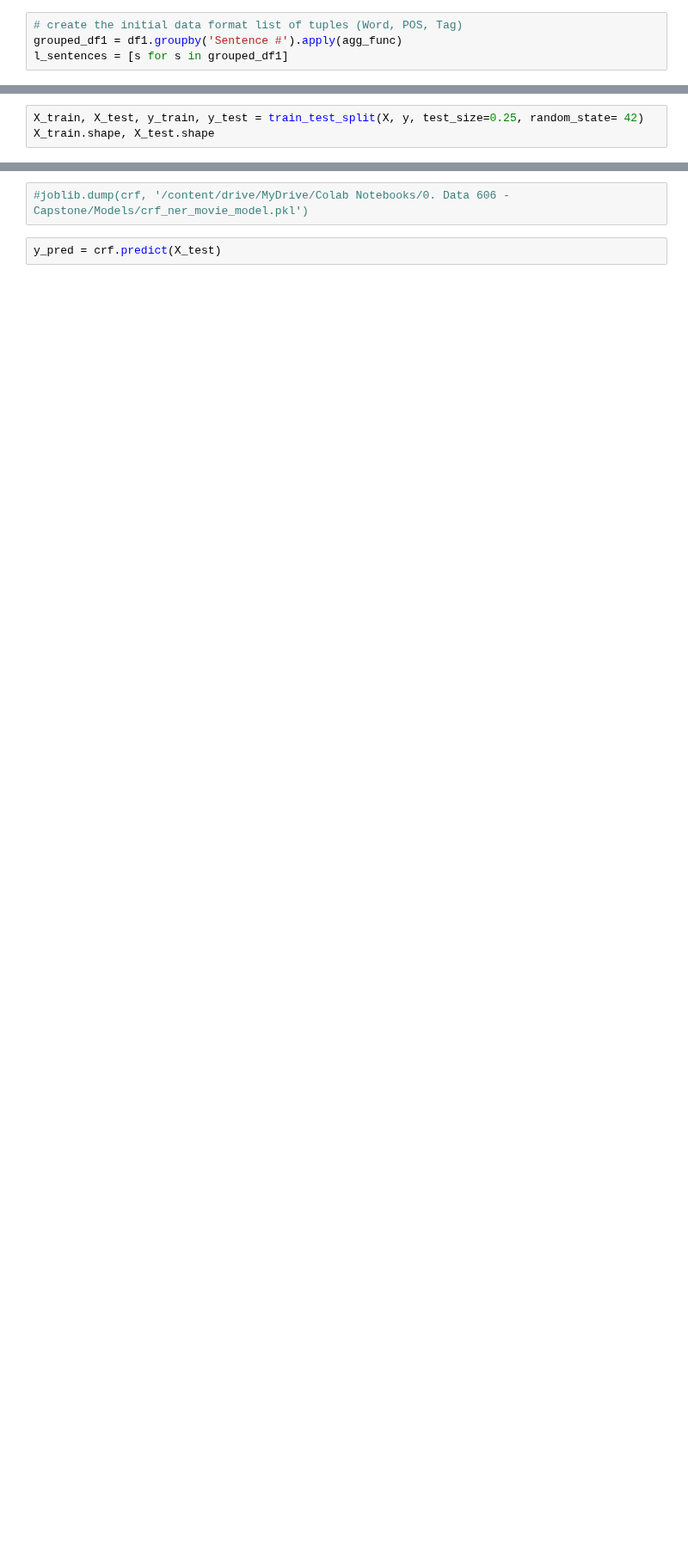
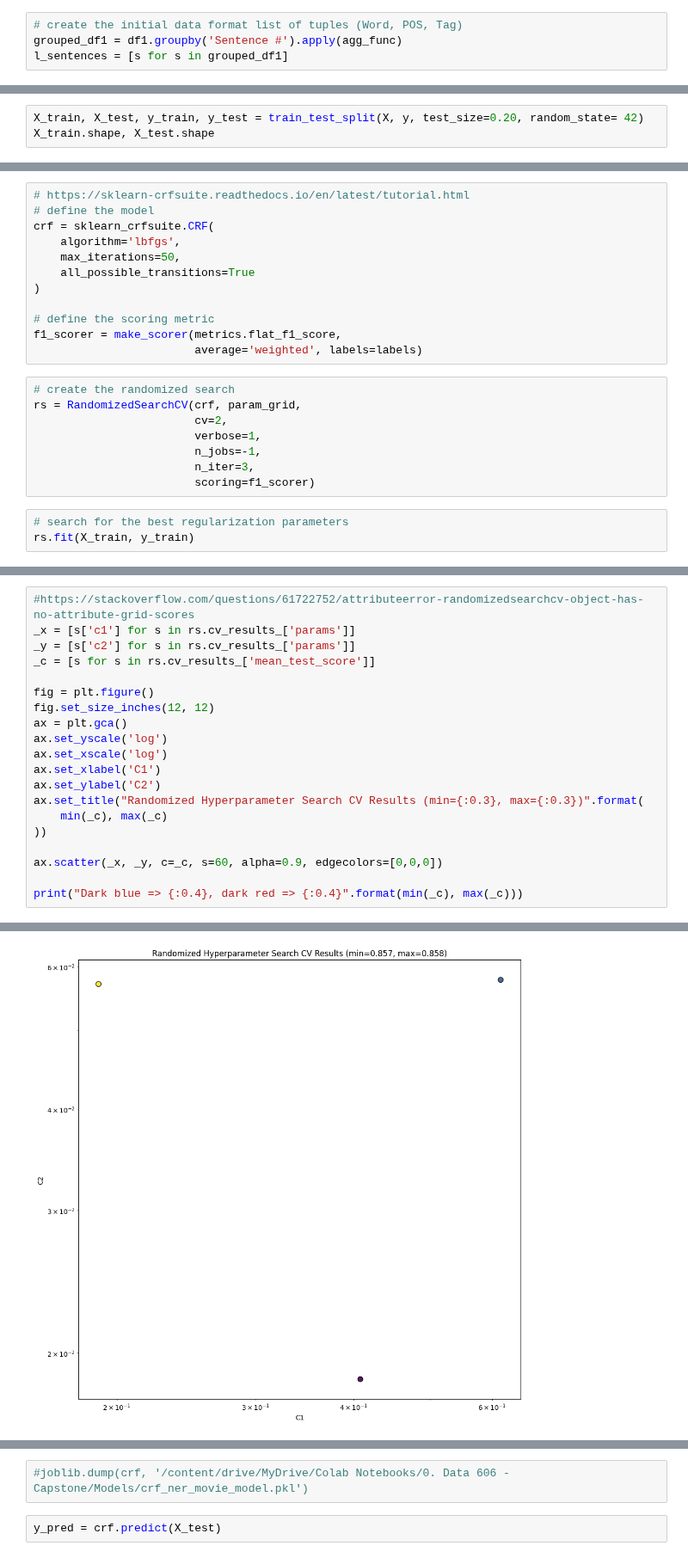
Before and after one commit to wbfrench1/barker_DATA606, a Jupyter notebook: src/crf_models/CRF_NER_Model_w_Grid_Search.ipynb, the cells around one changed output, grey strips where cells are left out. Shown at 86% size. Drawn from its saved outputs; the diff is of its cells as text; blank space fills up the shorter version.

```diff
--- a/src/crf_models/CRF_NER_Model_w_Grid_Search.ipynb
+++ b/src/crf_models/CRF_NER_Model_w_Grid_Search.ipynb
@@ -509,4 +362,4 @@ y = np.array([sent2labels(s) for s in l_sentences], dtype=object)
 # %%
-X_train, X_test, y_train, y_test = train_test_split(X, y, test_size=0.25, random_state= 42)
+X_train, X_test, y_train, y_test = train_test_split(X, y, test_size=0.20, random_state= 42)
 X_train.shape, X_test.shape
 # %% [output]
@@ -533,0 +393,23 @@ X_train[0]
+# %%
+# https://sklearn-crfsuite.readthedocs.io/en/latest/tutorial.html
+# define the model
+crf = sklearn_crfsuite.CRF(
+    algorithm='lbfgs',
+    max_iterations=50,
+    all_possible_transitions=True
+)
+
+# define the scoring metric
+f1_scorer = make_scorer(metrics.flat_f1_score,
+                        average='weighted', labels=labels)
+# %%
+# create the randomized search
+rs = RandomizedSearchCV(crf, param_grid,
+                        cv=2,
+                        verbose=1,
+                        n_jobs=-1,
+                        n_iter=3,
+                        scoring=f1_scorer)
+# %%
+# search for the best regularization parameters
+rs.fit(X_train, y_train)
@@ -533,0 +458,21 @@ X_train[0]
+# %%
+#https://stackoverflow.com/questions/61722752/attributeerror-randomizedsearchcv-object-has-no-attribute-grid-scores
+_x = [s['c1'] for s in rs.cv_results_['params']]
+_y = [s['c2'] for s in rs.cv_results_['params']]
+_c = [s for s in rs.cv_results_['mean_test_score']]
+
+fig = plt.figure()
+fig.set_size_inches(12, 12)
+ax = plt.gca()
+ax.set_yscale('log')
+ax.set_xscale('log')
+ax.set_xlabel('C1')
+ax.set_ylabel('C2')
+ax.set_title("Randomized Hyperparameter Search CV Results (min={:0.3}, max={:0.3})".format(
+    min(_c), max(_c)
+))
+
+ax.scatter(_x, _y, c=_c, s=60, alpha=0.9, edgecolors=[0,0,0])
+
+print("Dark blue => {:0.4}, dark red => {:0.4}".format(min(_c), max(_c)))
+# %% [output]
@@ -533,0 +480 @@ X_train[0]
+[figure, added]
```
Also changed, not shown: parts of 62 cells of this notebook.
